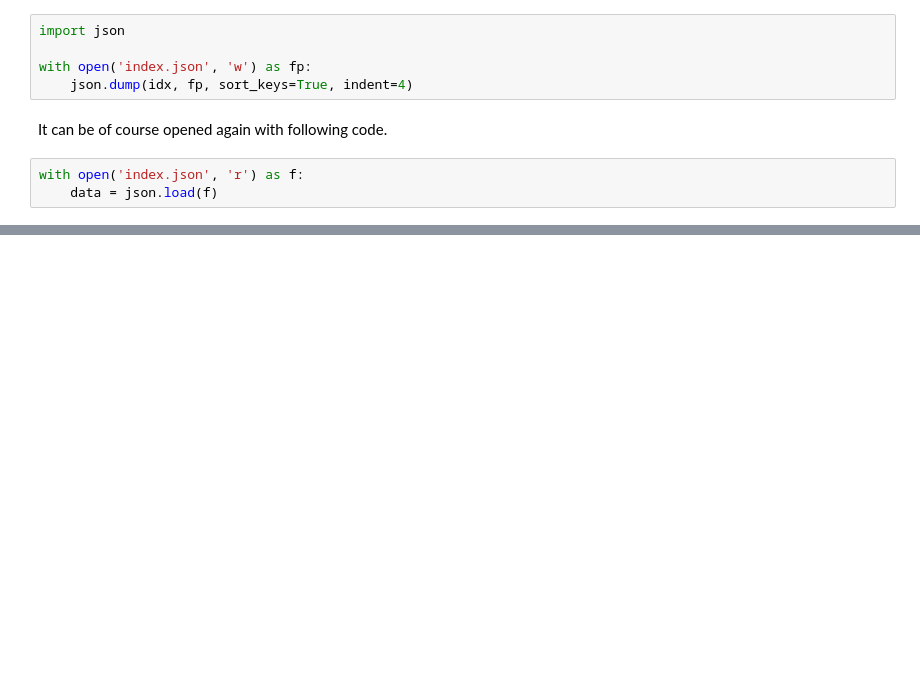
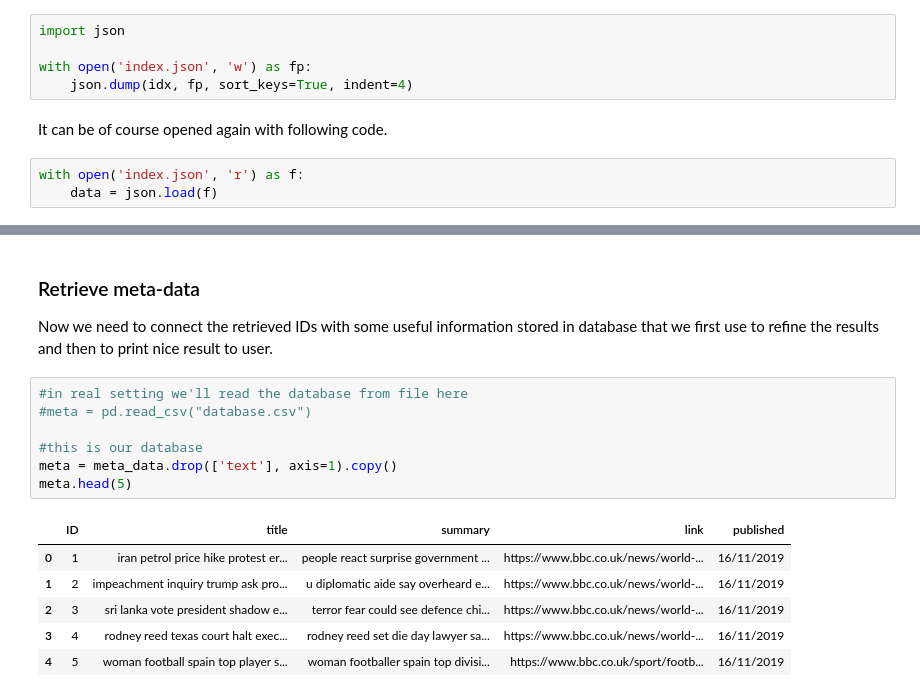
Before and after one commit to dominikklepl/News-search-engine, a Jupyter notebook: Code_explanation.ipynb, the cells around one changed output, grey strips where cells are left out. Drawn from its saved outputs; the diff is of its cells as text; blank space fills up the shorter version.

```diff
--- a/Code_explanation.ipynb
+++ b/Code_explanation.ipynb
@@ -377,0 +471,17 @@ with open('index.json', 'r') as f:
+# %% [markdown]
+### Retrieve meta-data
+Now we need to connect the retrieved IDs with some useful information stored in database that we first use to refine the results and then to print nice result to user.
+# %%
+#in real setting we'll read the database from file here
+#meta = pd.read_csv("database.csv")
+
+#this is our database
+meta = meta_data.drop(['text'], axis=1).copy()
+meta.head(5)
+# %% [output]
+|  | ID | title | summary | link | published |
+| 0 | 1 | iran petrol price hike protest er... | people react surprise government ... | https://www.bbc.co.uk/news/world-... | 16/11/2019 |
+| 1 | 2 | impeachment inquiry trump ask pro... | u diplomatic aide say overheard e... | https://www.bbc.co.uk/news/world-... | 16/11/2019 |
+| 2 | 3 | sri lanka vote president shadow e... | terror fear could see defence chi... | https://www.bbc.co.uk/news/world-... | 16/11/2019 |
+| 3 | 4 | rodney reed texas court halt exec... | rodney reed set die day lawyer sa... | https://www.bbc.co.uk/news/world-... | 16/11/2019 |
+| 4 | 5 | woman football spain top player s... | woman footballer spain top divisi... | https://www.bbc.co.uk/sport/footb... | 16/11/2019 |
```
Also changed, not shown: parts of 44 cells of this notebook.
